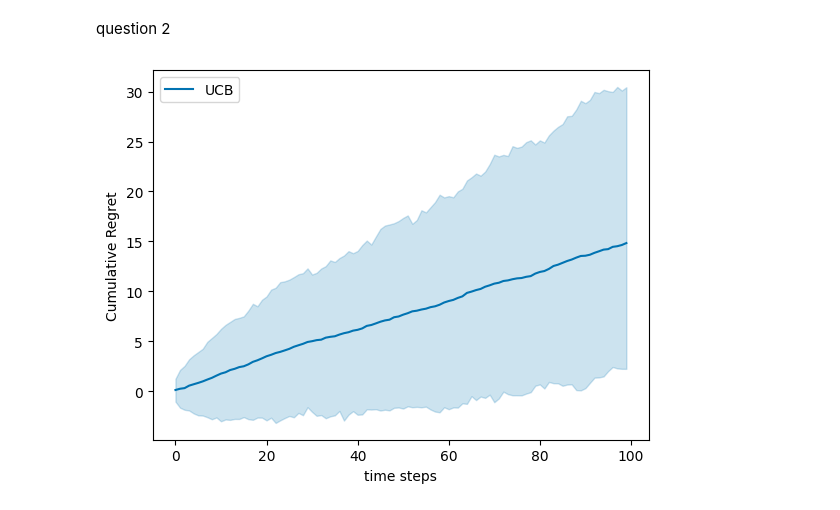
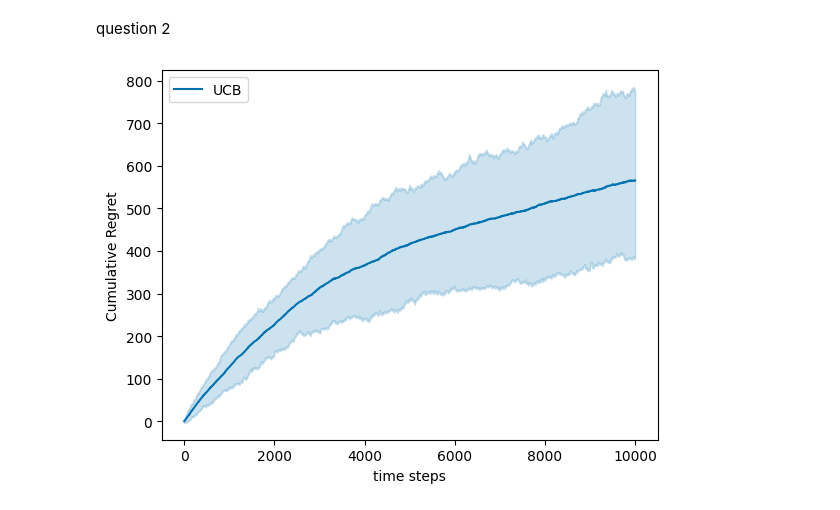
Before and after one commit to AugustinCablant/3A-class, a Jupyter notebook: Sequential Learning/notebook_partie2.ipynb, the cells around one changed output. Drawn from its saved outputs; the diff is of its cells as text; code cells hidden in the pictures.

```diff
--- a/Sequential Learning/notebook_partie2.ipynb
+++ b/Sequential Learning/notebook_partie2.ipynb
@@ -244,24 +244,24 @@ class UCB:
 # %%
 means = [0.5, 0.6, 0.5, 0.4, 0.4, 0.4, 0.4, 0.4, 0.4, 0.4]
 var = 1
 delta = 0.01
 
 arms = [Gaussian(mu=mu, var=var) for mu in means]
 
-T = 100  # Finite Horizon
-N = 250  # Monte Carlo simulations
+T = 10000  # Finite Horizon
+N = 100  # Monte Carlo simulations
 q = 10  #choice of percentile display
 
 # Framework for the experiments
 env = GaussianBanditEnv(means=means, var=1)
 
 # Initialization of the agents
 ucb = UCB(arms=arms)
 
 # Run experiments
 all_data = experiment(env, [ucb], Nmc=N, T=T)
 
 # Plot results
 plot_regret(regrets = all_data, logscale = False, lb = None, q = 10)
 # %% [output]
-[figure, old version]
+[figure, new version]
```
Also changed, not shown: parts of 1 cell of this notebook.
